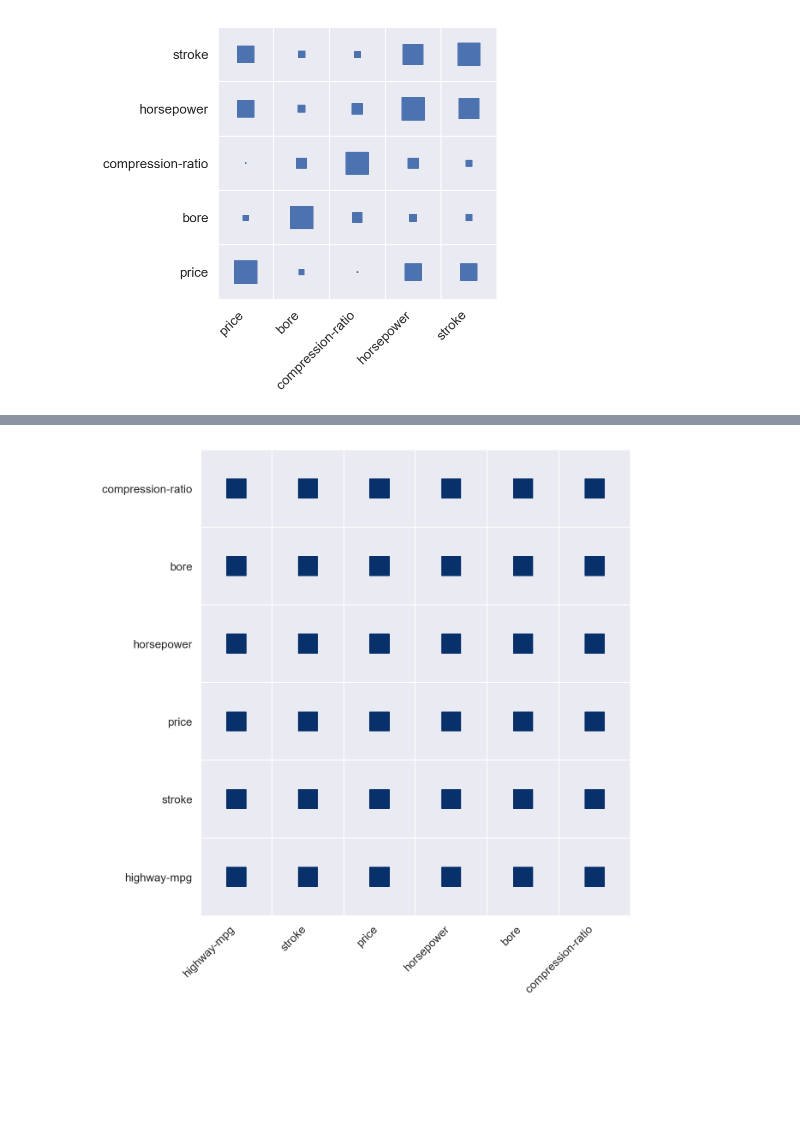
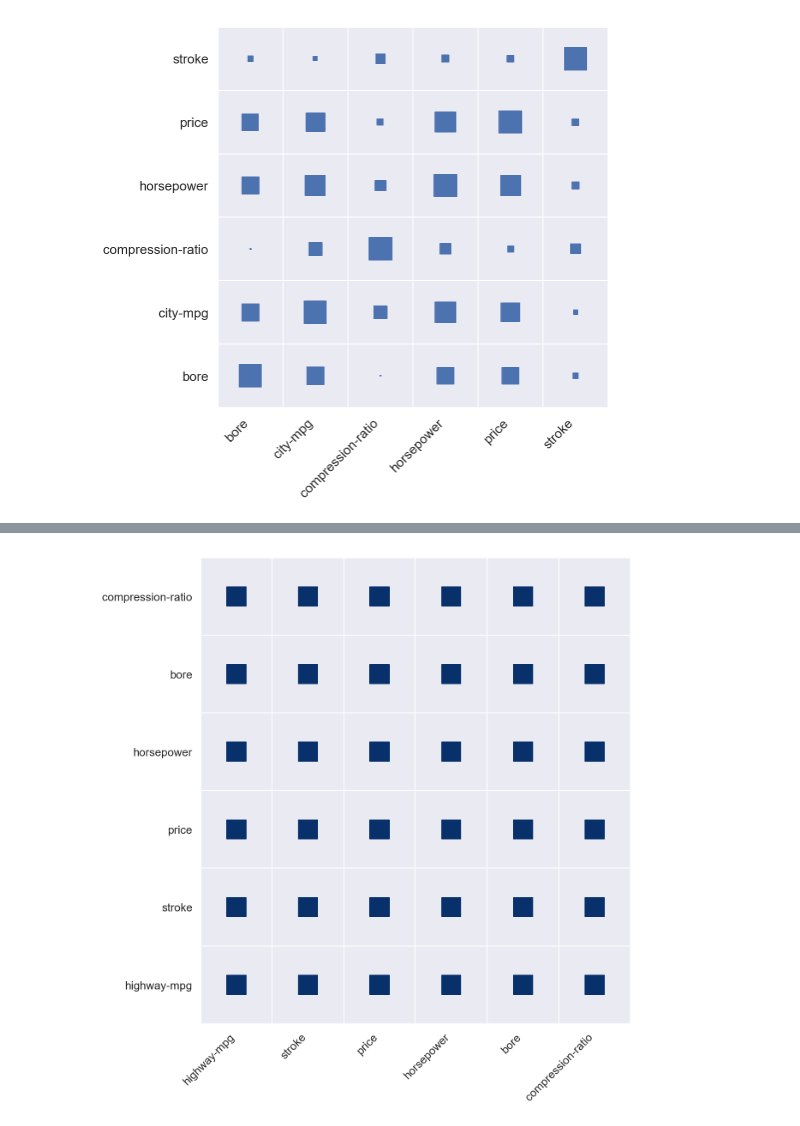
Before and after one commit to drazenz/heatmaps, a Jupyter notebook: Circle heatmap.ipynb, the cells around one changed output, grey strips where cells are left out. Cells and saved outputs as stored; diff of their text form; code cells hidden in the pictures; blank space fills up the shorter version.

```diff
--- a/Circle heatmap.ipynb
+++ b/Circle heatmap.ipynb
@@ -61,18 +13,18 @@ Name: num-of-doors, dtype: int64
 # %%
 # Step 0 - Read the dataset, calculate column correlations and make a seaborn heatmap
 
+data = pd.read_csv('https://raw.githubusercontent.com/drazenz/heatmap/master/autos.clean.csv')
 
-data = pd.read_csv('https://gist.githubusercontent.com/dzaric/576b67eabb4c51b6bc18a6aa1edd0984/raw/a2f0f379a6e5b3a0dff687a84254b2ce9367c766/autos.clean.csv')
-
-corr = data[['bore', 'stroke', 'compression-ratio', 'horsepower', 'price']].corr()
-display(corr)
+corr = data.corr()
 ax = sns.heatmap(
     corr,
-    vmin=-1,
-    vmax=1,
-    center=0,
+    vmin=-1, vmax=1, center=0,
     cmap=sns.diverging_palette(20, 220, n=200),
-    square=True,
+    square=True
 )
-ax.set_xticklabels(ax.get_xticklabels(), rotation=45, horizontalalignment='right')
+ax.set_xticklabels(
+    ax.get_xticklabels(),
+    rotation=45,
+    horizontalalignment='right'
+);
 # %% [output]
@@ -151,30 +111,44 @@ ax.set_yticks([t + 0.5 for t in ax.get_yticks()], minor=True) # Do the same for
 # %%
 # Step 3 - Set axis limits so that lower and left side are not cropped
 
-columns = ['bore', 'stroke', 'compression-ratio', 'horsepower', 'price']
+def heatmap(x, y, size):
+    fig, ax = plt.subplots()
+
+    # Mapping from column names to integer coordinates
+    x_labels = [v for v in sorted(x.unique())]
+    y_labels = [v for v in sorted(y.unique())]
+    x_to_num = {p[1]:p[0] for p in enumerate(x_labels)}
+    y_to_num = {p[1]:p[0] for p in enumerate(y_labels)}
+
+    size_scale = 500
+    ax.scatter(
+        x=x.map(x_to_num), # Use mapping for x
+        y=y.map(y_to_num), # Use mapping for y
+        s=size * size_scale, # Vector of square sizes, proportional to size parameter
+        marker='s' # Use square as scatterplot marker
+    )
+
+    # Show column labels on the axes
+    ax.set_xticks([x_to_num[v] for v in x_labels])
+    ax.set_xticklabels(x_labels, rotation=45, horizontalalignment='right')
+    ax.set_yticks([y_to_num[v] for v in y_labels])
+    ax.set_yticklabels(y_labels)
+
+    ax.grid(False, 'major') # Turn off major gridlines
+    ax.grid(True, 'minor') # Turn on minor gridlines
+    ax.set_xticks([t + 0.5 for t in ax.get_xticks()], minor=True) # Set gridlines to appear between integer coordinates
+    ax.set_yticks([t + 0.5 for t in ax.get_yticks()], minor=True) # Do the same for y axis
+
+    ax.set_xlim([-0.5, max([v for v in x_to_num.values()]) + 0.5])
+    ax.set_ylim([-0.5, max([v for v in y_to_num.values()]) + 0.5])
+
+columns = ['bore', 'stroke', 'compression-ratio', 'horsepower', 'city-mpg', 'price']
 corr = data[columns].corr()
-column_to_num = {p[1]:p[0] for p in enumerate(corr.columns)}
-corr = pd.melt(corr.reset_index(), id_vars='index')
+corr = pd.melt(corr.reset_index(), id_vars='index') # Unpivot the dataframe, so we can get pair of arrays for x and y
 corr.columns = ['x', 'y', 'value']
-
-fig, ax = plt.subplots()
-
-ax.scatter(
-    x=corr['x'].map(column_to_num),
-    y=corr['y'].map(column_to_num),
-    s=corr['value'].abs() * 500,
-    marker='s'
+heatmap(
+    x=corr['x'],
+    y=corr['y'],
+    size=corr['value'].abs()
 )
-ax.set_xticks([v for k,v in column_to_num.items()])
-ax.set_xticklabels(columns, rotation=45, horizontalalignment='right')
-ax.set_yticks([v for k,v in column_to_num.items()])
-ax.set_yticklabels(columns)
-
-ax.grid(False, 'major') # Turn off major gridlines
-ax.grid(True, 'minor') # Turn on minor gridlines
-ax.set_xticks([t + 0.5 for t in ax.get_xticks()], minor=True) # Set gridlines to appear between integer coordinates
-ax.set_yticks([t + 0.5 for t in ax.get_yticks()], minor=True) # Do the same for y axisax.set_yticks([t + 0.5 for t in ax.get_yticks()], minor=True) # Do the same for y axis
-
-ax.set_xlim([-0.5, max([v for v in column_to_num.values()]) + 0.5]) #
-ax.set_ylim([-0.5, max([v for v in column_to_num.values()]) + 0.5])
 # %% [output]
@@ -182,4 +155,4 @@ ax.set_ylim([-0.5, max([v for v in column_to_num.values()]) + 0.5])
-[figure, old version]
+[figure, new version]
 # %%
 # Step 4 - Add color
 
```
Also changed, not shown: parts of 13 cells of this notebook, 2 other files.
